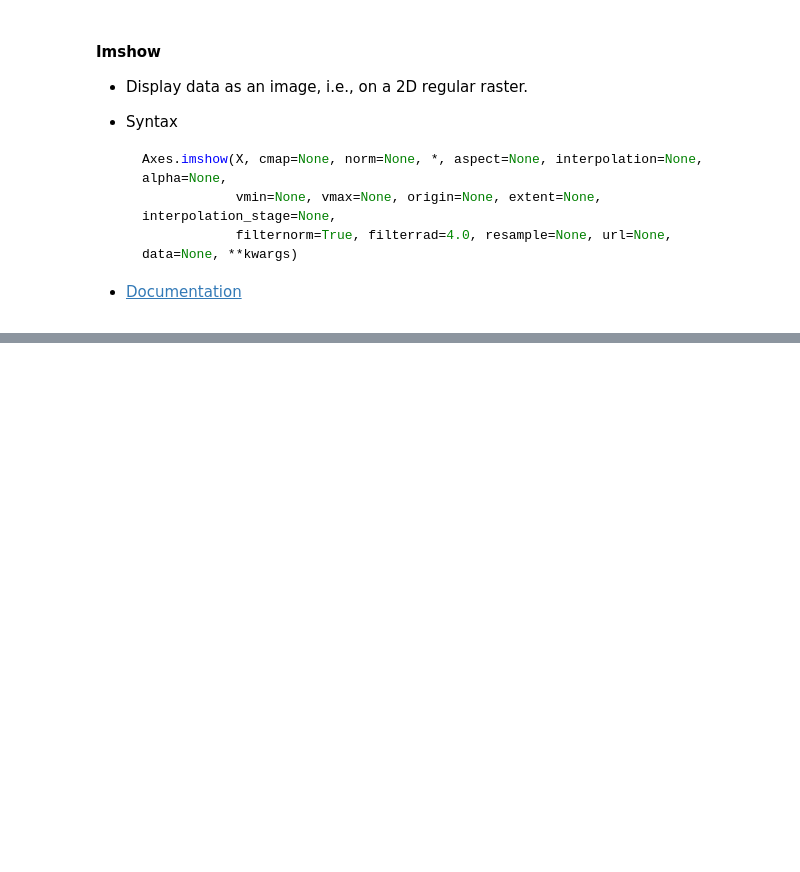
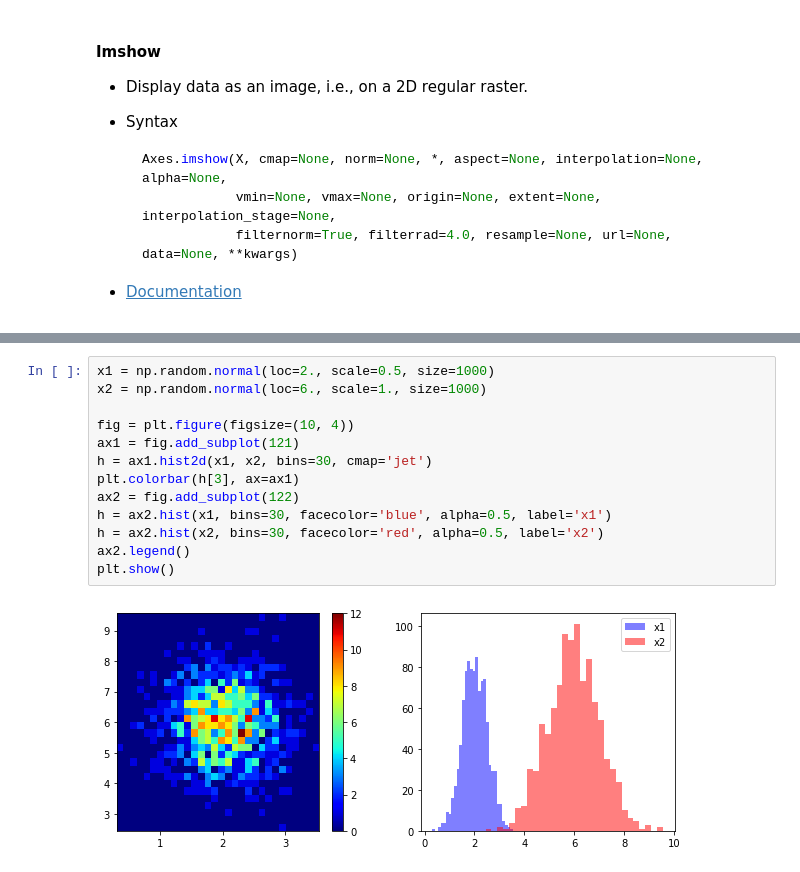
Before and after one commit to bruce88617/nycudopcs, a Jupyter notebook: Lectures/Lecture13/Lecture13.ipynb, the cells around one changed output, grey strips where cells are left out. Saved outputs shown, nothing was run; the diff lists cells and outputs as text; blank space fills up the shorter version.

```diff
--- a/Lectures/Lecture13/Lecture13.ipynb
+++ b/Lectures/Lecture13/Lecture13.ipynb
@@ -328,0 +371,15 @@ plt.show()
+# %%
+x1 = np.random.normal(loc=2., scale=0.5, size=1000)
+x2 = np.random.normal(loc=6., scale=1., size=1000)
+
+fig = plt.figure(figsize=(10, 4))
+ax1 = fig.add_subplot(121)
+h = ax1.hist2d(x1, x2, bins=30, cmap='jet')
+plt.colorbar(h[3], ax=ax1)
+ax2 = fig.add_subplot(122)
+h = ax2.hist(x1, bins=30, facecolor='blue', alpha=0.5, label='x1')
+h = ax2.hist(x2, bins=30, facecolor='red', alpha=0.5, label='x2')
+ax2.legend()
+plt.show()
+# %% [output]
+[figure, added]
```
Also changed, not shown: parts of 8 cells of this notebook, 4 other files.
